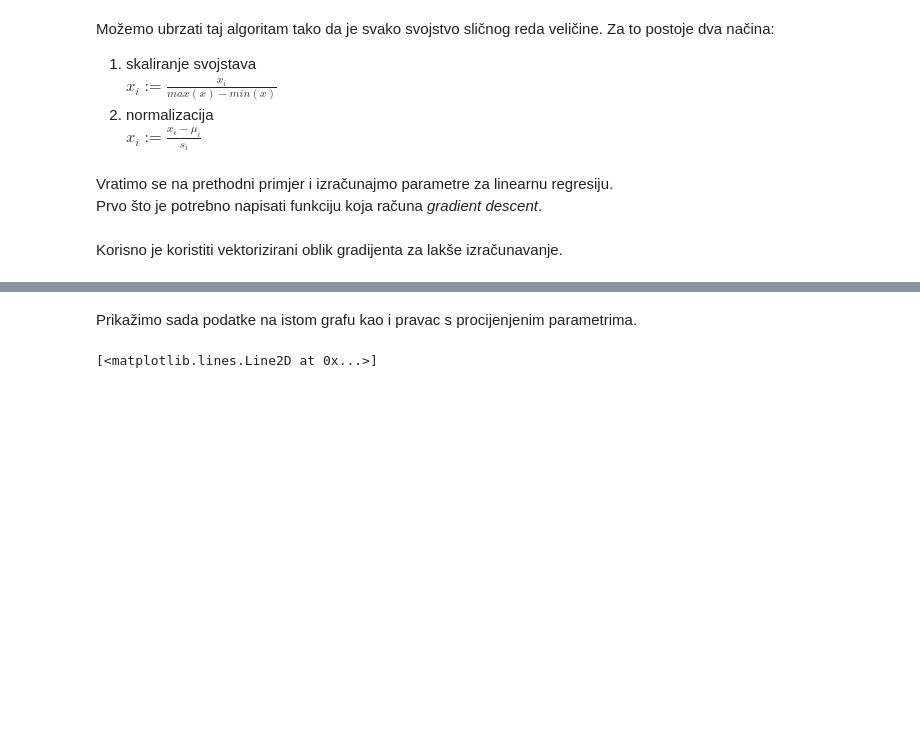
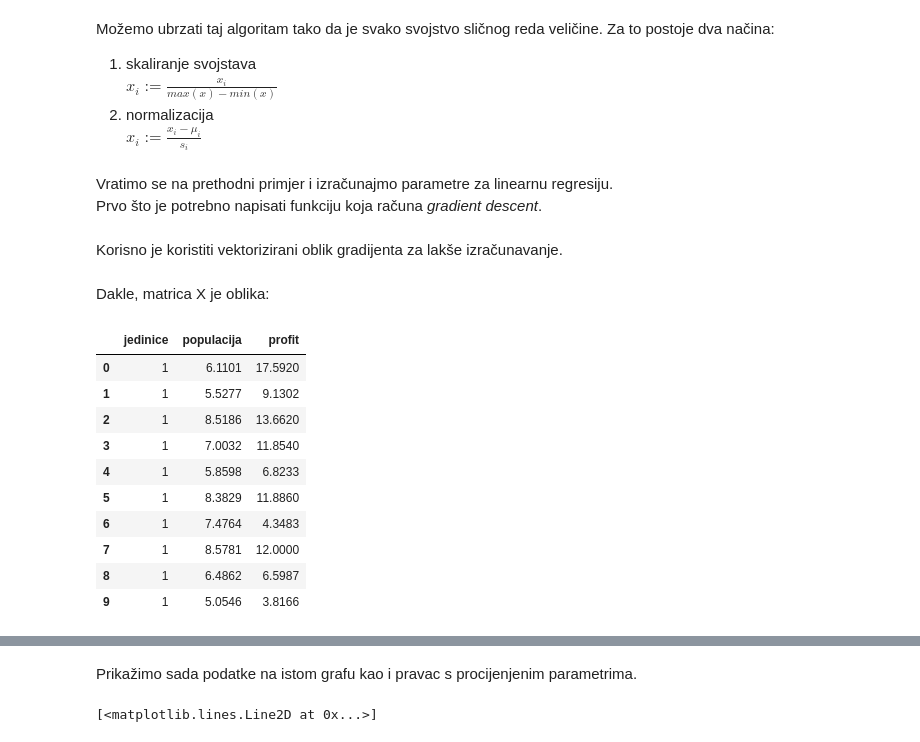
Before and after one commit to lucijamihalj/MSzadaca, a Jupyter notebook: strojno_ucenje.ipynb, the cells around one changed output, grey strips where cells are left out. Cells and saved outputs as stored; diff of their text form; code cells hidden in the pictures; blank space fills up the shorter version.

```diff
--- a/strojno_ucenje.ipynb
+++ b/strojno_ucenje.ipynb
@@ -151,3 +150,19 @@ food.insert(0,'jedinice',1)  #u matricu X dodajem stupac 1 kako bih provela grad
+# %% [markdown]
+Dakle, matrica X je oblika:
+# %%
+food.head(10)
+# %% [output]
+|  | jedinice | populacija | profit |
+| 0 | 1 | 6.1101 | 17.5920 |
+| 1 | 1 | 5.5277 | 9.1302 |
+| 2 | 1 | 8.5186 | 13.6620 |
+| 3 | 1 | 7.0032 | 11.8540 |
+| 4 | 1 | 5.8598 | 6.8233 |
+| 5 | 1 | 8.3829 | 11.8860 |
+| 6 | 1 | 7.4764 | 4.3483 |
+| 7 | 1 | 8.5781 | 12.0000 |
+| 8 | 1 | 6.4862 | 6.5987 |
+| 9 | 1 | 5.0546 | 3.8166 |
 # %%
 new_population = matrix(populacija).T
 jedinice = np.ones((new_population.size, 1))
```
Also changed, not shown: parts of 31 cells of this notebook.
